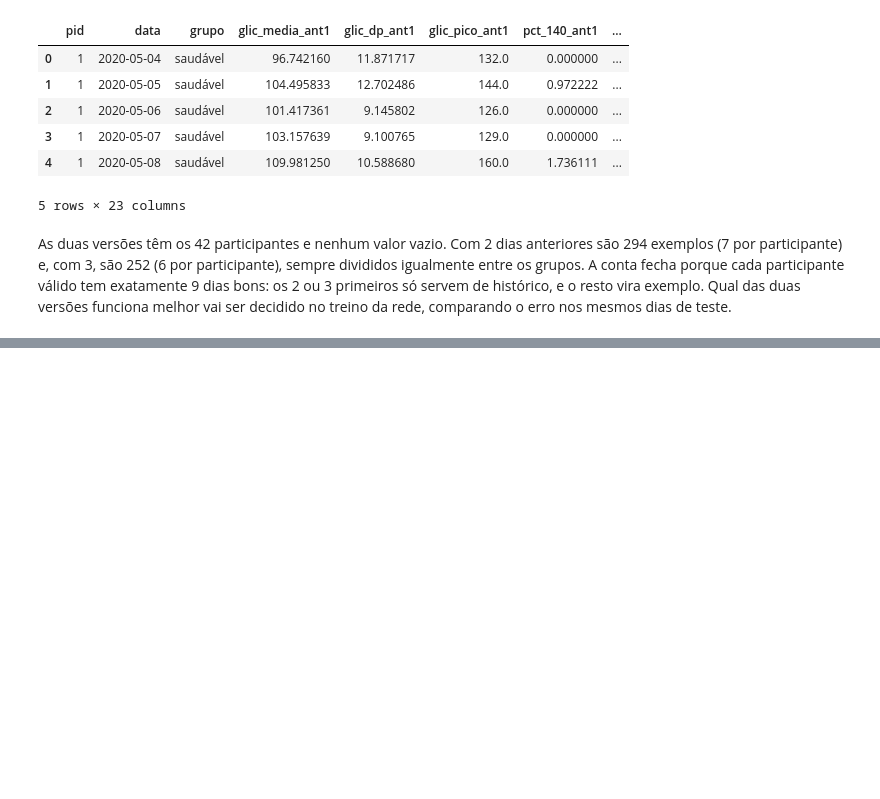
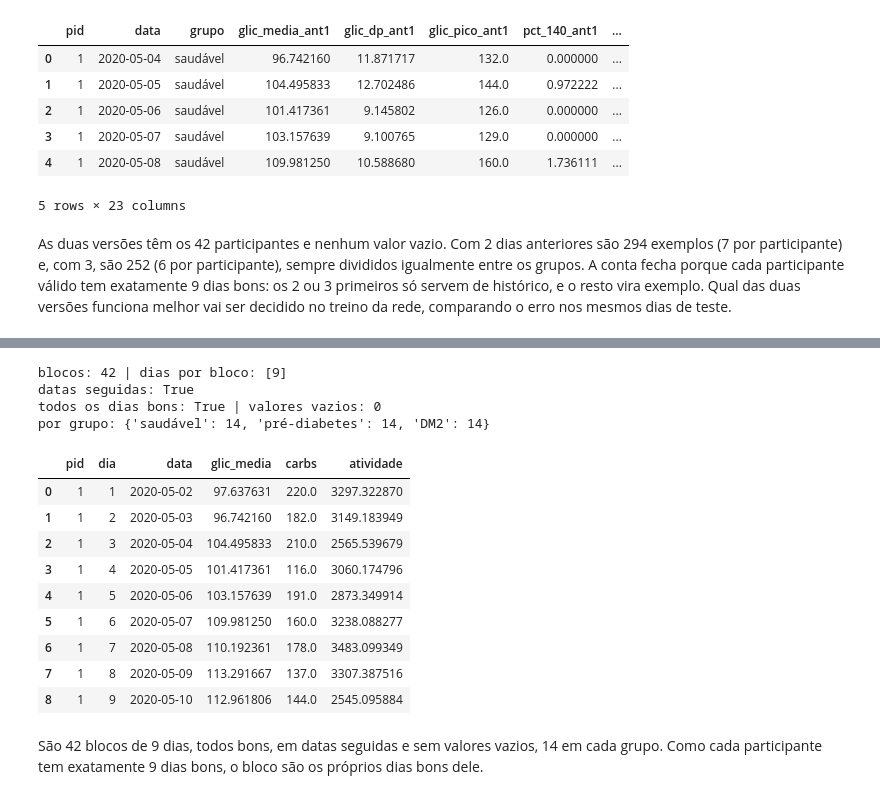
Before and after one commit to larissagondim/cgmacros-glicose-ag-rna, a Jupyter notebook: notebooks/02_preprocessamento.ipynb, the cells around one changed output, grey strips where cells are left out. Cells and saved outputs as stored; diff of their text form; code cells hidden in the pictures; blank space fills up the shorter version.

Commit message:
feat(pre-processamento): blocos D1 a D9 e tabelas salvas em data/processed

```diff
--- a/notebooks/02_preprocessamento.ipynb
+++ b/notebooks/02_preprocessamento.ipynb
@@ -196,0 +202,26 @@ As duas versões têm os 42 participantes e nenhum valor vazio. Com 2 dias anter
+# %%
+blocos = montar_blocos(dias)
+
+print('blocos:', blocos['pid'].nunique(), '| dias por bloco:', blocos.groupby('pid').size().unique())
+print('datas seguidas:', (blocos.groupby('pid')['data'].diff().dropna() == pd.Timedelta(days=1)).all())
+print('todos os dias bons:', blocos['bom'].all(), '| valores vazios:', blocos.isna().sum().sum())
+print('por grupo:', blocos.drop_duplicates('pid')['grupo'].value_counts().to_dict())
+
+blocos.loc[blocos['pid'] == 1, ['pid', 'dia', 'data', 'glic_media', 'carbs', 'atividade']]
+# %% [output]
+blocos: 42 | dias por bloco: [9]
+datas seguidas: True
+todos os dias bons: True | valores vazios: 0
+por grupo: {'saudável': 14, 'pré-diabetes': 14, 'DM2': 14}
+|  | pid | dia | data | glic_media | carbs | atividade |
+| 0 | 1 | 1 | 2020-05-02 | 97.637631 | 220.0 | 3297.322870 |
+| 1 | 1 | 2 | 2020-05-03 | 96.742160 | 182.0 | 3149.183949 |
+| 2 | 1 | 3 | 2020-05-04 | 104.495833 | 210.0 | 2565.539679 |
+| 3 | 1 | 4 | 2020-05-05 | 101.417361 | 116.0 | 3060.174796 |
+| 4 | 1 | 5 | 2020-05-06 | 103.157639 | 191.0 | 2873.349914 |
+| 5 | 1 | 6 | 2020-05-07 | 109.981250 | 160.0 | 3238.088277 |
+| 6 | 1 | 7 | 2020-05-08 | 110.192361 | 178.0 | 3483.099349 |
+| 7 | 1 | 8 | 2020-05-09 | 113.291667 | 137.0 | 3307.387516 |
+| 8 | 1 | 9 | 2020-05-10 | 112.961806 | 144.0 | 2545.095884 |
+# %% [markdown]
+São 42 blocos de 9 dias, todos bons, em datas seguidas e sem valores vazios, 14 em cada grupo. Como cada participante tem exatamente 9 dias bons, o bloco são os próprios dias bons dele.
```
Also changed, not shown: parts of 5 cells of this notebook.
